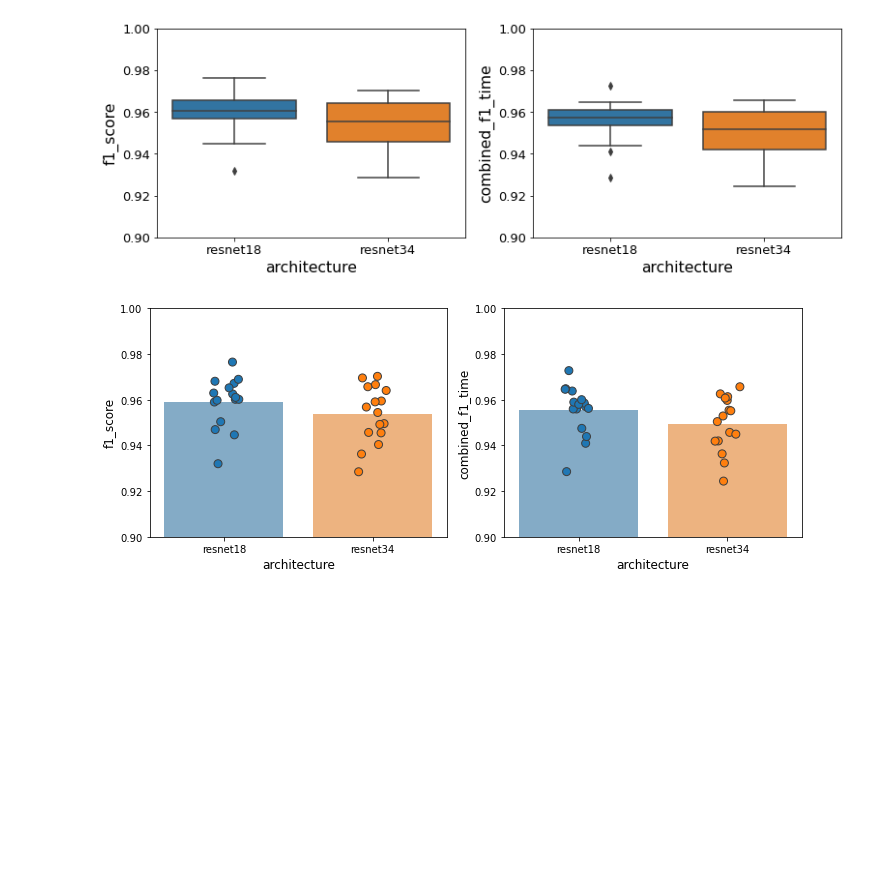
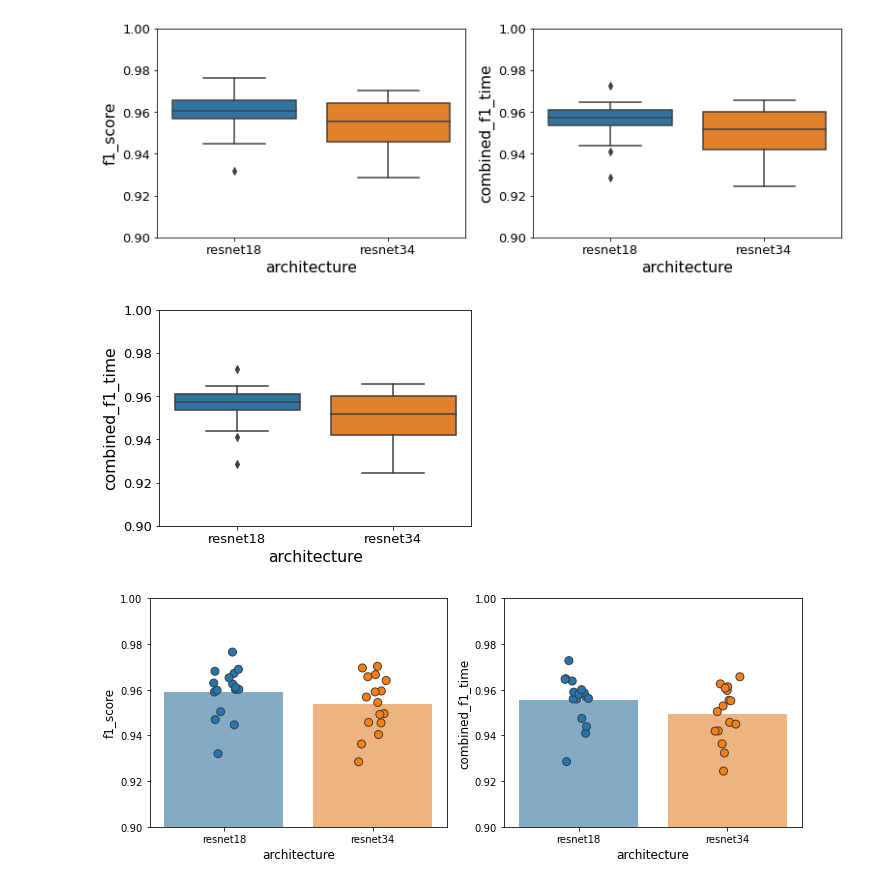
Before and after one commit to tttiago/GravitySpyClassifier, a Jupyter notebook: 03_baseline_figs.ipynb, the cells around one changed output. Saved outputs shown, nothing was run; the diff lists cells and outputs as text; code cells hidden in the pictures; blank space fills up the shorter version.

```diff
--- a/03_baseline_figs.ipynb
+++ b/03_baseline_figs.ipynb
@@ -202,6 +220,22 @@ fig.tight_layout()
 fig.savefig('../figs/glitches/03_baseline_scratch_arch_v2.pdf', dpi=600)
 # %% [output]
 [figure]
+# %%
+plt.rc('font', size=13)
+fig, axes = plt.subplots(nrows=1, ncols=1, figsize=(5.5, 4))
+ax = sns.boxplot(x='architecture', y='combined_f1_time', data=all_df, order=arch_order)
+plt.ylim([0.9, 1])
+
+for ax in plt.gcf().axes:
+    l = ax.get_xlabel()
+    ax.set_xlabel(l, size='large')
+    l = ax.get_ylabel()
+    ax.set_ylabel(l, size='large')
+
+fig.tight_layout()
+fig.savefig('../figs/glitches/03_baseline_scratch_arch_combined.pdf', dpi=600)
+# %% [output]
+[figure, added]
 # %%
 arch_order = sorted(all_df['architecture'].unique())
 fig, axes = plt.subplots(nrows=1, ncols=2, figsize=(10, 4))
```
Also changed, not shown: parts of 1 cell of this notebook.
